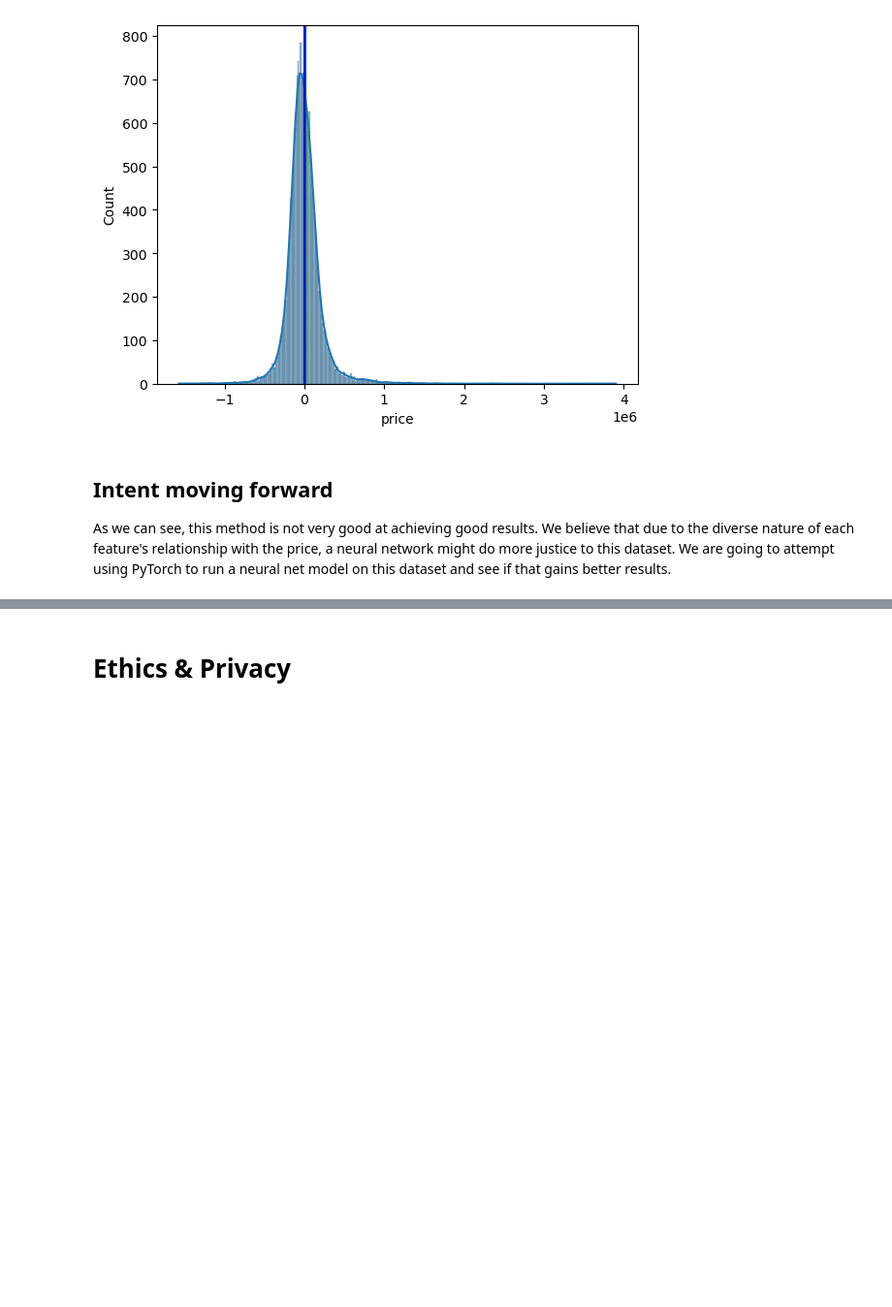
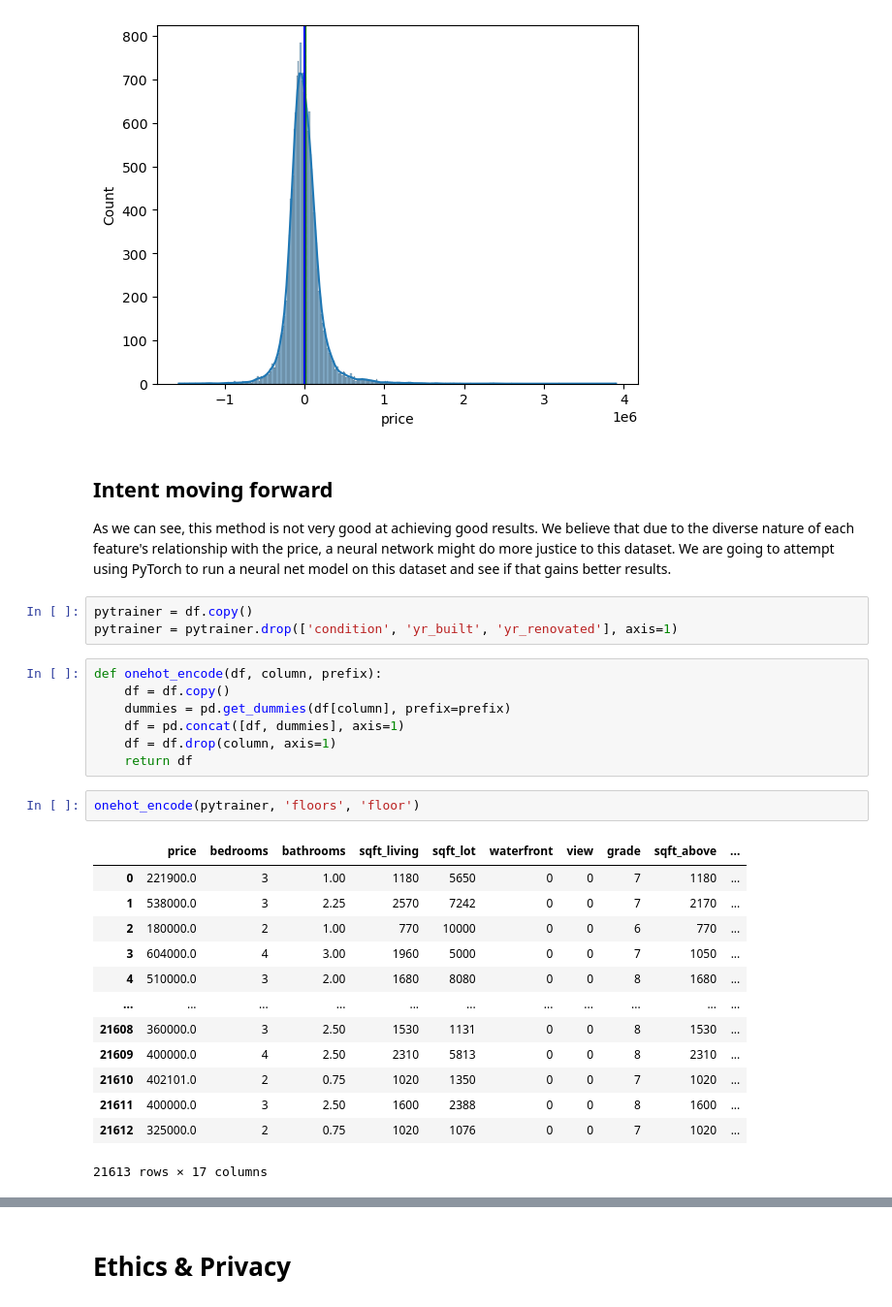
Before and after one commit to COGS118A/Group020-SP23, a Jupyter notebook: Checkpoint_Group020-SP23.ipynb, the cells around one changed output, grey strips where cells are left out. Shown at 97% size. Saved outputs shown, nothing was run; the diff lists cells and outputs as text; blank space fills up the shorter version.

```diff
--- a/Checkpoint_Group020-SP23.ipynb
+++ b/Checkpoint_Group020-SP23.ipynb
@@ -365,3 +365,29 @@ R2:  0.6293217726902265
 ## Intent moving forward
 
 As we can see, this method is not very good at achieving good results. We believe that due to the diverse nature of each feature's relationship with the price, a neural network might do more justice to this dataset. We are going to attempt using PyTorch to run a neural net model on this dataset and see if that gains better results.
+# %%
+pytrainer = df.copy()
+pytrainer = pytrainer.drop(['condition', 'yr_built', 'yr_renovated'], axis=1)
+# %%
+def onehot_encode(df, column, prefix):
+    df = df.copy()
+    dummies = pd.get_dummies(df[column], prefix=prefix)
+    df = pd.concat([df, dummies], axis=1)
+    df = df.drop(column, axis=1)
+    return df
+# %%
+onehot_encode(pytrainer, 'floors', 'floor')
+# %% [output]
+|  | price | bedrooms | bathrooms | sqft_living | sqft_lot | waterfront | view | grade | sqft_above | ... |
+| 0 | 221900.0 | 3 | 1.00 | 1180 | 5650 | 0 | 0 | 7 | 1180 | ... |
+| 1 | 538000.0 | 3 | 2.25 | 2570 | 7242 | 0 | 0 | 7 | 2170 | ... |
+| 2 | 180000.0 | 2 | 1.00 | 770 | 10000 | 0 | 0 | 6 | 770 | ... |
+| 3 | 604000.0 | 4 | 3.00 | 1960 | 5000 | 0 | 0 | 7 | 1050 | ... |
+| 4 | 510000.0 | 3 | 2.00 | 1680 | 8080 | 0 | 0 | 8 | 1680 | ... |
+| ... | ... | ... | ... | ... | ... | ... | ... | ... | ... | ... |
+| 21608 | 360000.0 | 3 | 2.50 | 1530 | 1131 | 0 | 0 | 8 | 1530 | ... |
+| 21609 | 400000.0 | 4 | 2.50 | 2310 | 5813 | 0 | 0 | 8 | 2310 | ... |
+| 21610 | 402101.0 | 2 | 0.75 | 1020 | 1350 | 0 | 0 | 7 | 1020 | ... |
+| 21611 | 400000.0 | 3 | 2.50 | 1600 | 2388 | 0 | 0 | 8 | 1600 | ... |
+| 21612 | 325000.0 | 2 | 0.75 | 1020 | 1076 | 0 | 0 | 7 | 1020 | ... |
+21613 rows × 17 columns
```
Also changed, not shown: parts of 13 cells of this notebook.
